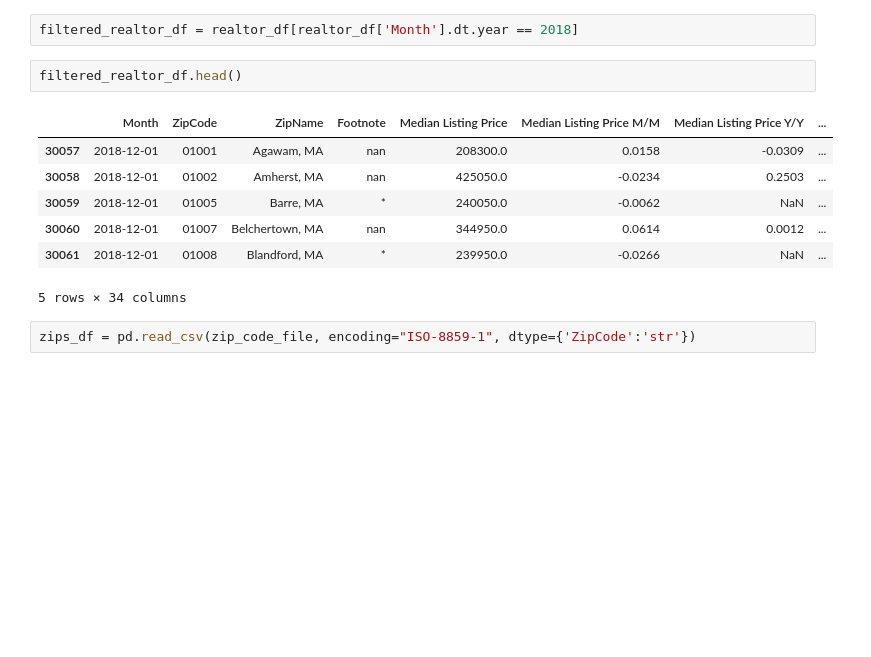
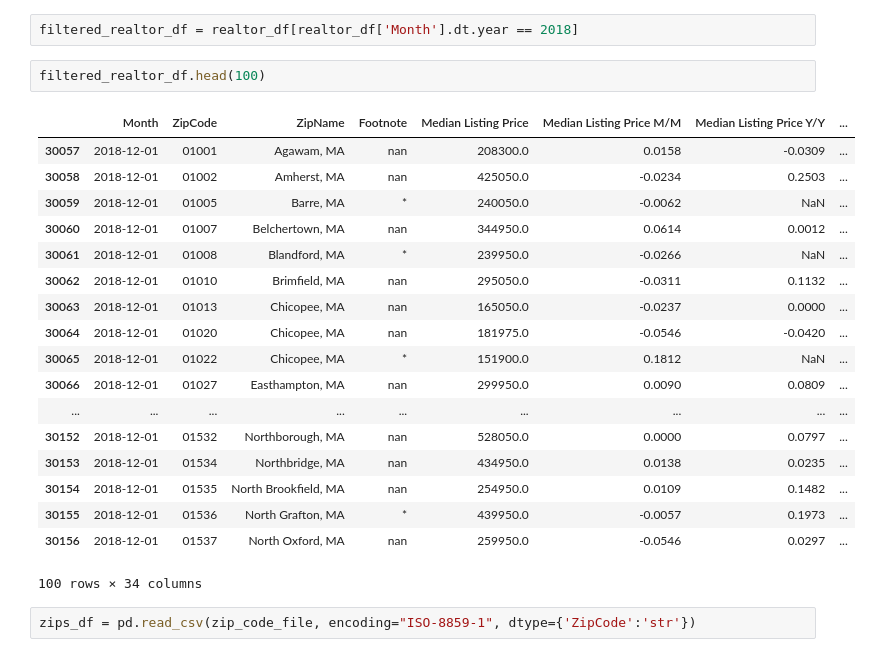
Before and after one commit to andrewboring/lexcorp-feasibility-study, a Jupyter notebook: data_assemble.ipynb, the cells around one changed output. Drawn from its saved outputs; the diff is of its cells as text; blank space fills up the shorter version.

```diff
--- a/data_assemble.ipynb
+++ b/data_assemble.ipynb
@@ -43,15 +41,26 @@ realtor_df.head()
 # %%
 filtered_realtor_df = realtor_df[realtor_df['Month'].dt.year == 2018]
 # %%
-filtered_realtor_df.head()
+filtered_realtor_df.head(100)
 # %% [output]
 |  | Month | ZipCode | ZipName | Footnote | Median Listing Price | Median Listing Price M/M | Median Listing Price Y/Y | ... |
 | 30057 | 2018-12-01 | 01001 | Agawam, MA | nan | 208300.0 | 0.0158 | -0.0309 | ... |
 | 30058 | 2018-12-01 | 01002 | Amherst, MA | nan | 425050.0 | -0.0234 | 0.2503 | ... |
 | 30059 | 2018-12-01 | 01005 | Barre, MA | * | 240050.0 | -0.0062 | NaN | ... |
 | 30060 | 2018-12-01 | 01007 | Belchertown, MA | nan | 344950.0 | 0.0614 | 0.0012 | ... |
 | 30061 | 2018-12-01 | 01008 | Blandford, MA | * | 239950.0 | -0.0266 | NaN | ... |
+| 30062 | 2018-12-01 | 01010 | Brimfield, MA | nan | 295050.0 | -0.0311 | 0.1132 | ... |
+| 30063 | 2018-12-01 | 01013 | Chicopee, MA | nan | 165050.0 | -0.0237 | 0.0000 | ... |
+| 30064 | 2018-12-01 | 01020 | Chicopee, MA | nan | 181975.0 | -0.0546 | -0.0420 | ... |
+| 30065 | 2018-12-01 | 01022 | Chicopee, MA | * | 151900.0 | 0.1812 | NaN | ... |
+| 30066 | 2018-12-01 | 01027 | Easthampton, MA | nan | 299950.0 | 0.0090 | 0.0809 | ... |
+| ... | ... | ... | ... | ... | ... | ... | ... | ... |
+| 30152 | 2018-12-01 | 01532 | Northborough, MA | nan | 528050.0 | 0.0000 | 0.0797 | ... |
+| 30153 | 2018-12-01 | 01534 | Northbridge, MA | nan | 434950.0 | 0.0138 | 0.0235 | ... |
+| 30154 | 2018-12-01 | 01535 | North Brookfield, MA | nan | 254950.0 | 0.0109 | 0.1482 | ... |
+| 30155 | 2018-12-01 | 01536 | North Grafton, MA | * | 439950.0 | -0.0057 | 0.1973 | ... |
+| 30156 | 2018-12-01 | 01537 | North Oxford, MA | nan | 259950.0 | -0.0546 | 0.0297 | ... |
-5 rows × 34 columns
+100 rows × 34 columns
 # %%
 zips_df = pd.read_csv(zip_code_file, encoding="ISO-8859-1", dtype={'ZipCode':'str'})
 # %%
```
Also changed, not shown: parts of 25 cells of this notebook, 1 other file.
